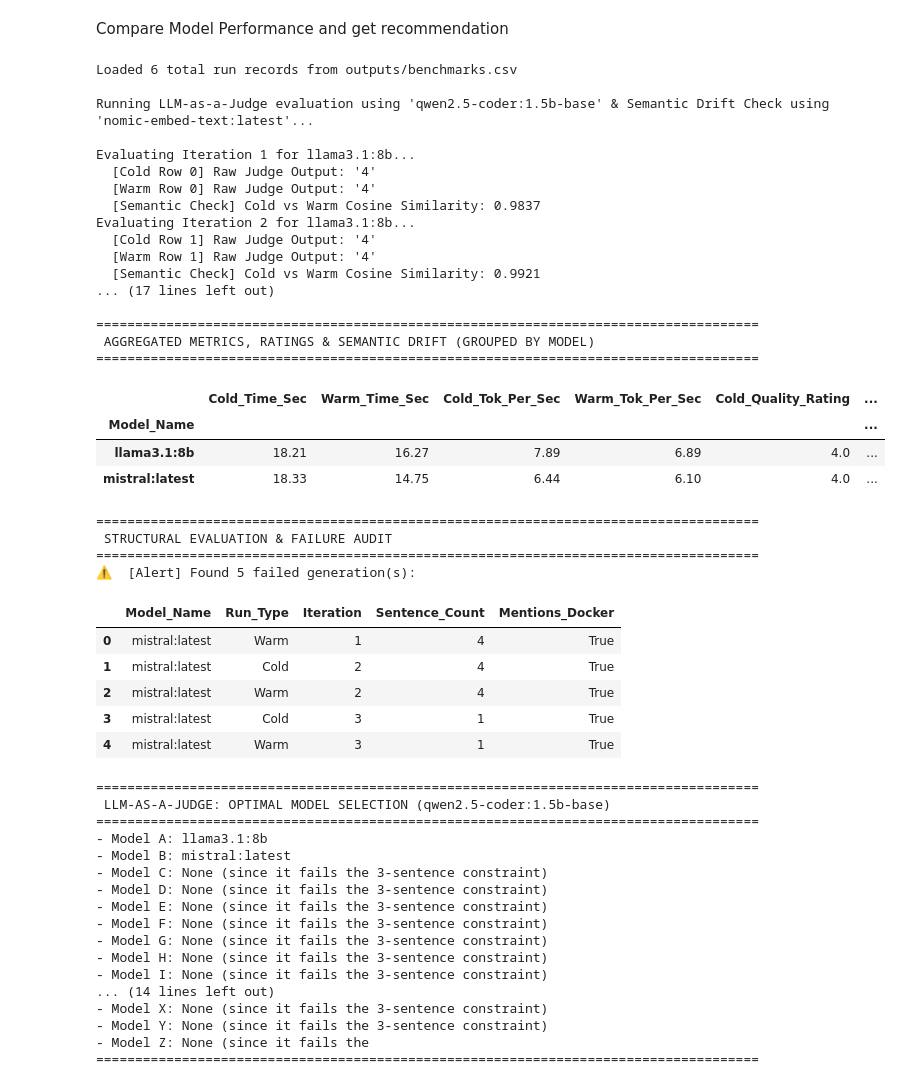
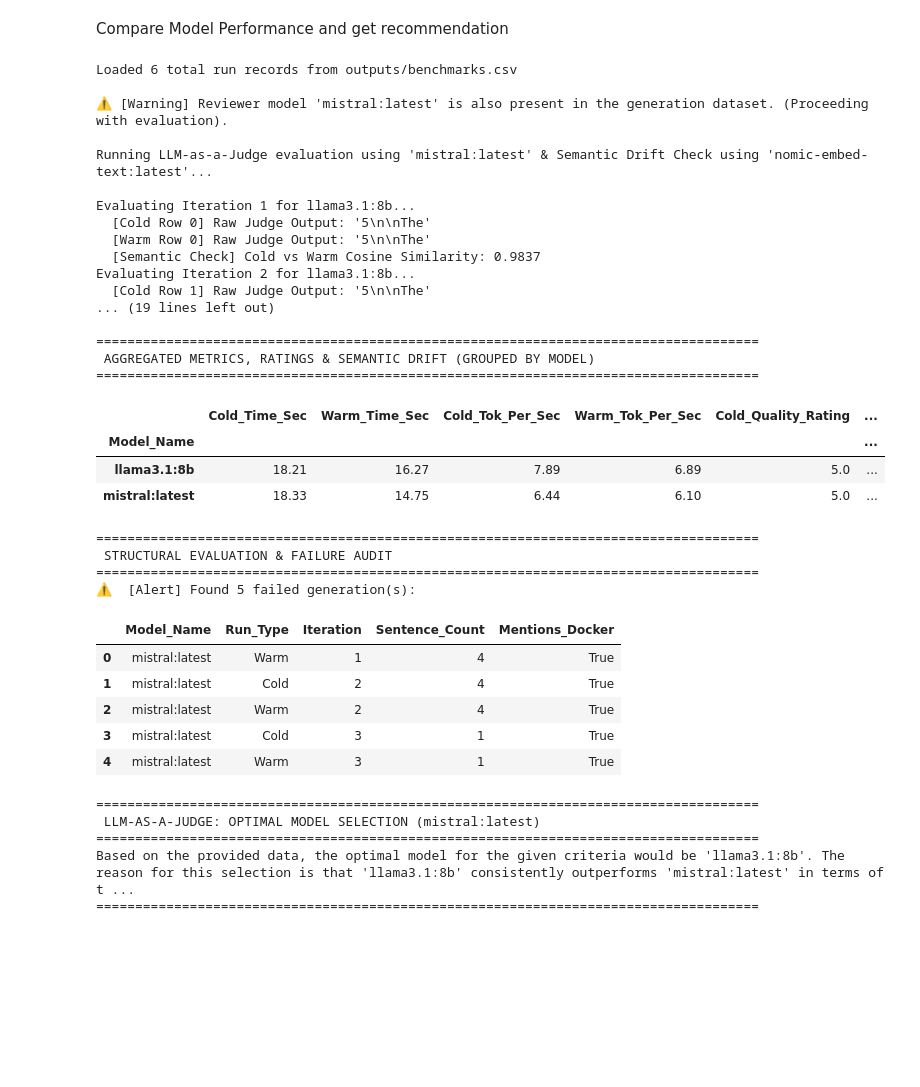
Before and after one commit to RPricci22/ai-engineering-from-scratch, a Jupyter notebook: my_code/benchmarking/benchmark_script.ipynb, the cells around one changed output. Cells and saved outputs as stored; diff of their text form; code cells hidden in the pictures; blank space fills up the shorter version.

```diff
--- a/my_code/benchmarking/benchmark_script.ipynb
+++ b/my_code/benchmarking/benchmark_script.ipynb
@@ -211,13 +211,14 @@ import pandas as pd
 import ollama
 import re
 import numpy as np
+from collections.abc import Hashable
 
 # Define paths matching your project directory
 CSV_DIR = "outputs"
 CSV_PATH = os.path.join(CSV_DIR, "benchmarks.csv")
 
 # Configuration for Local LLM Reviewer & Embedding Model
-REVIEWER_MODEL = "qwen2.5-coder:1.5b-base"
+REVIEWER_MODEL = "mistral:latest"
 EMBEDDING_MODEL = "nomic-embed-text:latest"
 
 
@@ -237,7 +238,7 @@ def evaluate_output_structure(text: str) -> dict:
     }
 
 
-def llm_rate_output(text: str, row_idx: int, run_type: str) -> float:
+def llm_rate_output(text: str, row_idx: Hashable, run_type: str) -> float:
     """Forces the local review model to return a score from 1 to 5, using robust regex extraction."""
     if not isinstance(text, str) or not text.strip():
         print(f"  [{run_type} Row {row_idx}] Empty text -> Defaulting to 0.0")
@@ -450,42 +451,42 @@ def analyze_model_outputs_and_metrics(csv_file_path: str):
         print(
             "✅ All model outputs successfully met structural constraints (3 sentences & mentioned 'Docker')!"
         )
 
     # 4. DELEGATE OPTIMAL MODEL SELECTION TO REVIEWER MODEL
     print("\n" + "=" * 85)
     print(f" LLM-AS-A-JUDGE: OPTIMAL MODEL SELECTION ({REVIEWER_MODEL})")
     print("=" * 85)
 
     summary_text = metrics_summary.to_string()
     selection_evaluation = llm_select_optimal_model(summary_text, failure_report_text)
     print(selection_evaluation)
     print("=" * 85)
 
 
 # Execute evaluation
 analyze_model_outputs_and_metrics(CSV_PATH)
 # %% [output]
 Loaded 6 total run records from outputs/benchmarks.csv
 
-Running LLM-as-a-Judge evaluation using 'qwen2.5-coder:1.5b-base' & Semantic Drift Check using 'nomic-embed-text:latest'...
+⚠️ [Warning] Reviewer model 'mistral:latest' is also present in the generation dataset. (Proceeding with evaluation).
+
+Running LLM-as-a-Judge evaluation using 'mistral:latest' & Semantic Drift Check using 'nomic-embed-text:latest'...
 
 Evaluating Iteration 1 for llama3.1:8b...
-  [Cold Row 0] Raw Judge Output: '4'
-  [Warm Row 0] Raw Judge Output: '4'
+  [Cold Row 0] Raw Judge Output: '5\n\nThe'
+  [Warm Row 0] Raw Judge Output: '5\n\nThe'
   [Semantic Check] Cold vs Warm Cosine Similarity: 0.9837
 Evaluating Iteration 2 for llama3.1:8b...
-  [Cold Row 1] Raw Judge Output: '4'
-  [Warm Row 1] Raw Judge Output: '4'
-  [Semantic Check] Cold vs Warm Cosine Similarity: 0.9921
-... (17 lines left out)
+  [Cold Row 1] Raw Judge Output: '5\n\nThe'
+... (19 lines left out)
 
 =====================================================================================
  AGGREGATED METRICS, RATINGS & SEMANTIC DRIFT (GROUPED BY MODEL)
 =====================================================================================
 |  | Cold_Time_Sec | Warm_Time_Sec | Cold_Tok_Per_Sec | Warm_Tok_Per_Sec | Cold_Quality_Rating | ... |
 | Model_Name |  |  |  |  |  | ... |
-| llama3.1:8b | 18.21 | 16.27 | 7.89 | 6.89 | 4.0 | ... |
-| mistral:latest | 18.33 | 14.75 | 6.44 | 6.10 | 4.0 | ... |
+| llama3.1:8b | 18.21 | 16.27 | 7.89 | 6.89 | 5.0 | ... |
+| mistral:latest | 18.33 | 14.75 | 6.44 | 6.10 | 5.0 | ... |
 =====================================================================================
  STRUCTURAL EVALUATION & FAILURE AUDIT
 =====================================================================================
@@ -497,19 +498,7 @@ Evaluating Iteration 2 for llama3.1:8b...
 | 3 | mistral:latest | Cold | 3 | 1 | True |
 | 4 | mistral:latest | Warm | 3 | 1 | True |
 =====================================================================================
- LLM-AS-A-JUDGE: OPTIMAL MODEL SELECTION (qwen2.5-coder:1.5b-base)
+ LLM-AS-A-JUDGE: OPTIMAL MODEL SELECTION (mistral:latest)
 =====================================================================================
-- Model A: llama3.1:8b
-- Model B: mistral:latest
-- Model C: None (since it fails the 3-sentence constraint)
-- Model D: None (since it fails the 3-sentence constraint)
-- Model E: None (since it fails the 3-sentence constraint)
-- Model F: None (since it fails the 3-sentence constraint)
-- Model G: None (since it fails the 3-sentence constraint)
-- Model H: None (since it fails the 3-sentence constraint)
-- Model I: None (since it fails the 3-sentence constraint)
-... (14 lines left out)
-- Model X: None (since it fails the 3-sentence constraint)
-- Model Y: None (since it fails the 3-sentence constraint)
-- Model Z: None (since it fails the
+Based on the provided data, the optimal model for the given criteria would be 'llama3.1:8b'. The reason for this selection is that 'llama3.1:8b' consistently outperforms 'mistral:latest' in terms of t ...
 =====================================================================================
```
Also changed, not shown: 1 other file.
